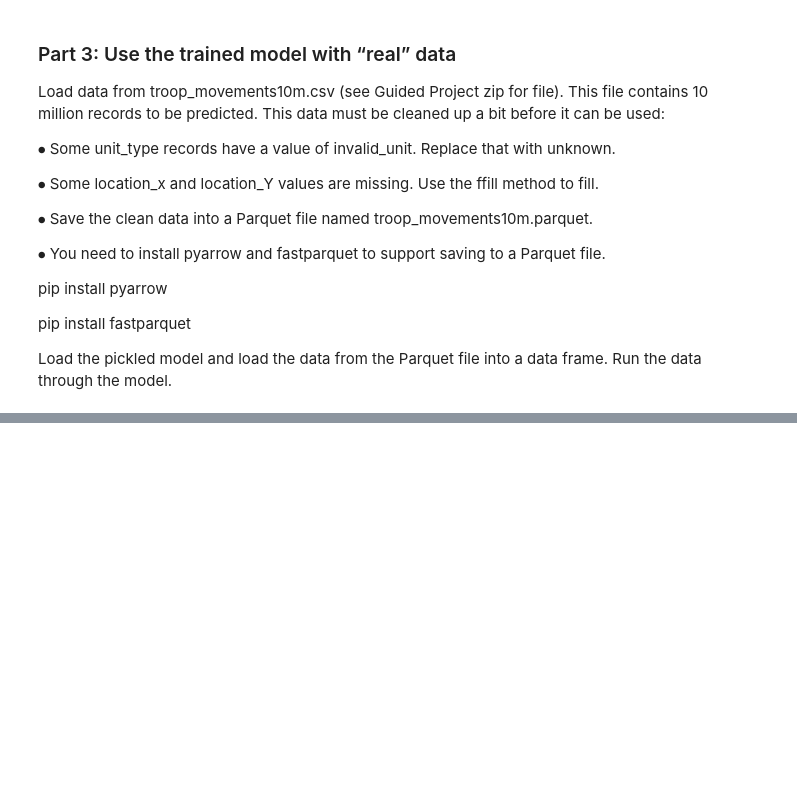
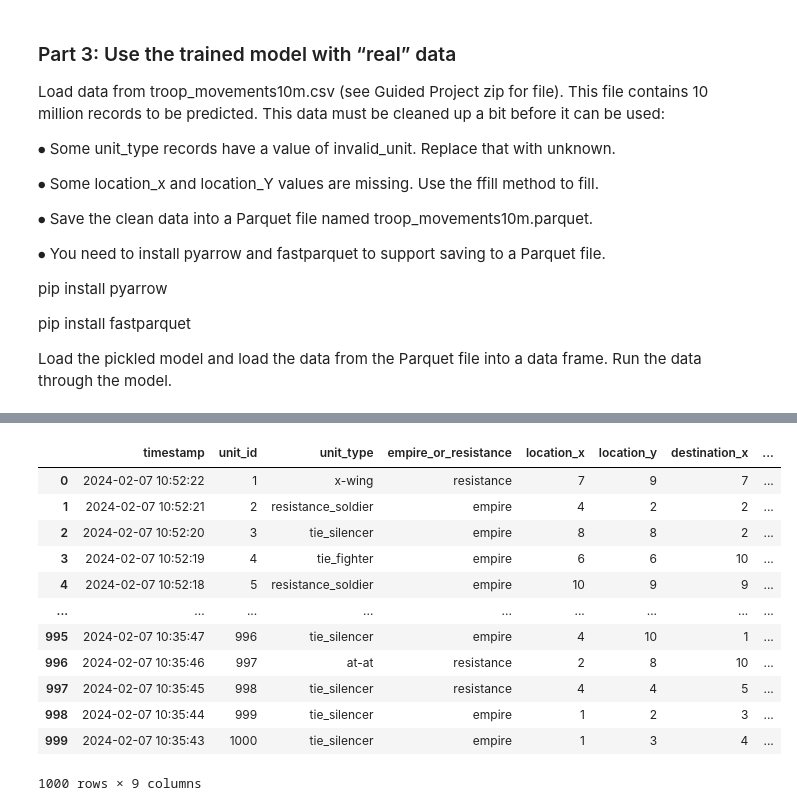
Before and after one commit to atbreen/EDP_Guided_Project_3, a Jupyter notebook: Guided_Project_3.ipynb, the cells around one changed output, grey strips where cells are left out. Cells and saved outputs as stored; diff of their text form; code cells hidden in the pictures; blank space fills up the shorter version.

```diff
--- a/Guided_Project_3.ipynb
+++ b/Guided_Project_3.ipynb
@@ -259,4 +252,4 @@ pip install fastparquet
 
 Load the pickled model and load the data from the Parquet file into a data frame. Run the data through the model.
 # %%
-df_trained =
+df_trained = pd.read_csv('troop_movements.csv')
@@ -262,0 +274,16 @@ df_trained =
+# %%
+df_trained
+# %% [output]
+|  | timestamp | unit_id | unit_type | empire_or_resistance | location_x | location_y | destination_x | ... |
+| 0 | 2024-02-07 10:52:22 | 1 | x-wing | resistance | 7 | 9 | 7 | ... |
+| 1 | 2024-02-07 10:52:21 | 2 | resistance_soldier | empire | 4 | 2 | 2 | ... |
+| 2 | 2024-02-07 10:52:20 | 3 | tie_silencer | empire | 8 | 8 | 2 | ... |
+| 3 | 2024-02-07 10:52:19 | 4 | tie_fighter | empire | 6 | 6 | 10 | ... |
+| 4 | 2024-02-07 10:52:18 | 5 | resistance_soldier | empire | 10 | 9 | 9 | ... |
+| ... | ... | ... | ... | ... | ... | ... | ... | ... |
+| 995 | 2024-02-07 10:35:47 | 996 | tie_silencer | empire | 4 | 10 | 1 | ... |
+| 996 | 2024-02-07 10:35:46 | 997 | at-at | resistance | 2 | 8 | 10 | ... |
+| 997 | 2024-02-07 10:35:45 | 998 | tie_silencer | resistance | 4 | 4 | 5 | ... |
+| 998 | 2024-02-07 10:35:44 | 999 | tie_silencer | empire | 1 | 2 | 3 | ... |
+| 999 | 2024-02-07 10:35:43 | 1000 | tie_silencer | empire | 1 | 3 | 4 | ... |
+1000 rows × 9 columns
```
Also changed, not shown: parts of 15 cells of this notebook, 3 other files.
